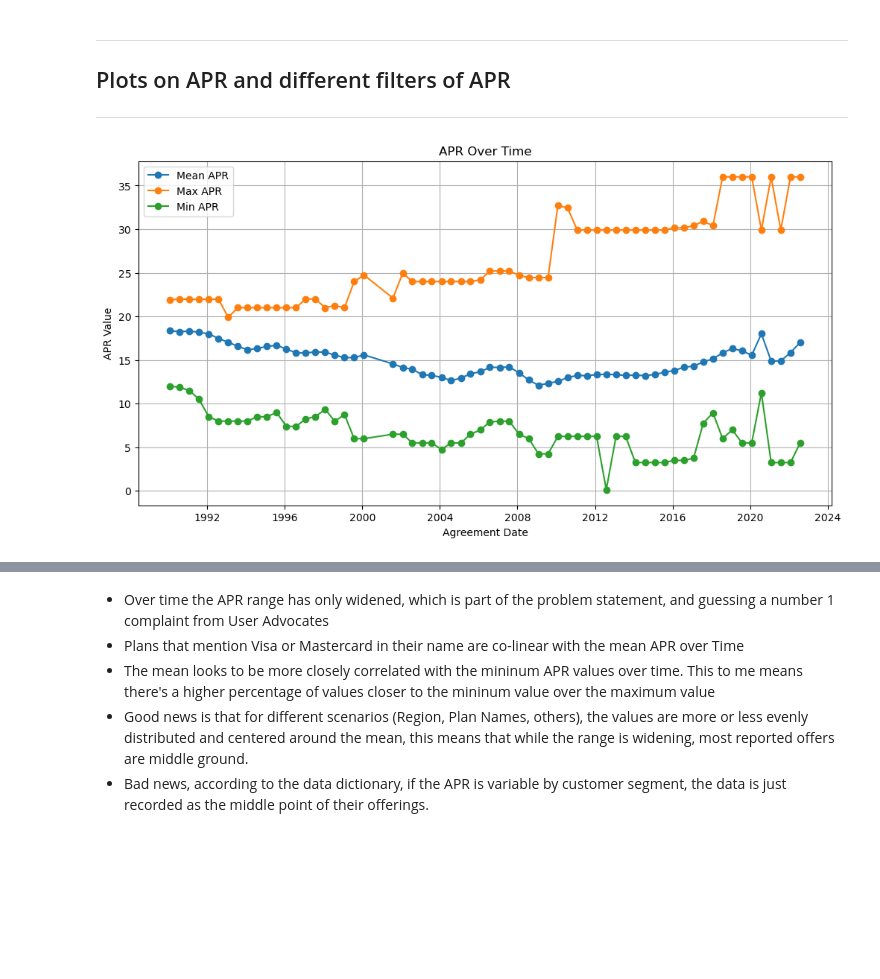
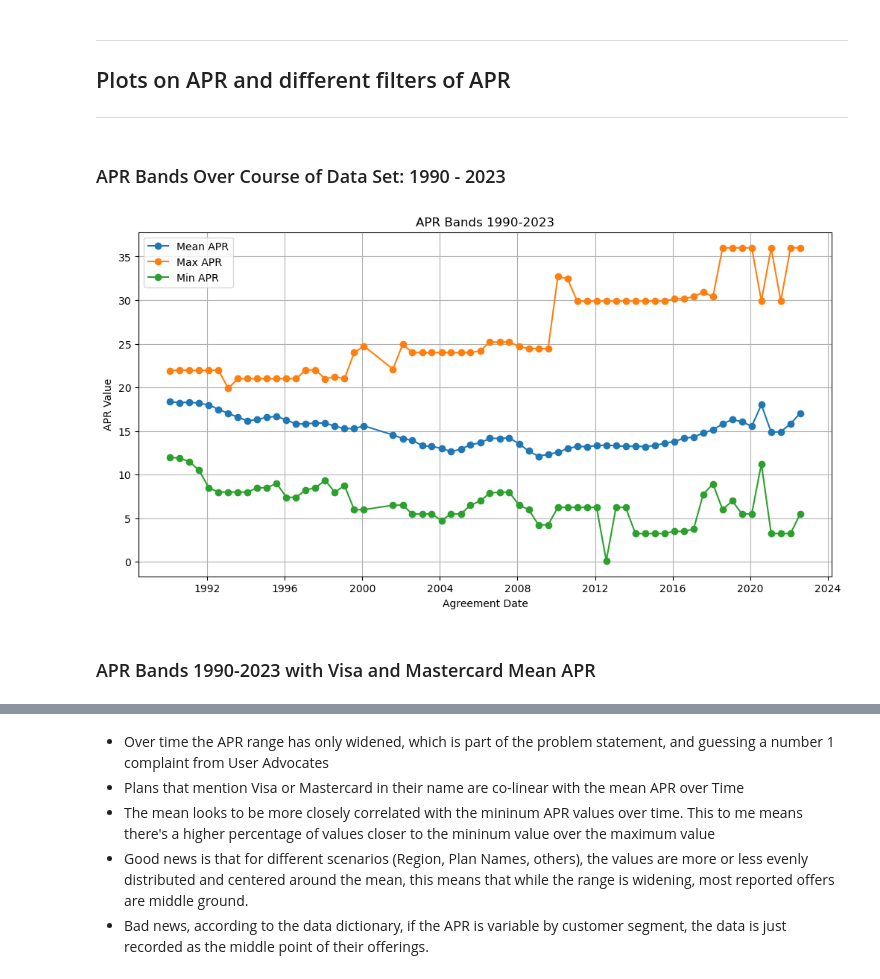
Before and after one commit to DanielGroneberg/TOP_project, a Jupyter notebook: code/CFPB_Data.ipynb, the cells around one changed output, grey strips where cells are left out. Cells and saved outputs as stored; diff of their text form; code cells hidden in the pictures; blank space fills up the shorter version.

```diff
--- a/code/CFPB_Data.ipynb
+++ b/code/CFPB_Data.ipynb
@@ -722,6 +727,8 @@ plt.show()  # Display the heatmap
 ---
 ## Plots on APR and different filters of APR
 ---
+# %% [markdown]
+### APR Bands Over Course of Data Set: 1990 - 2023
 # %%
 apr_mean_ot = tccp.groupby(tccp['Agreement_Date'].dt.date)['APR'].mean()
 apr_max_ot = tccp.groupby(tccp['Agreement_Date'].dt.date)['APR'].max()
@@ -729,17 +736,19 @@ apr_min_ot = tccp.groupby(tccp['Agreement_Date'].dt.date)['APR'].min()
 # %%
 plt.figure(figsize=(12, 6))
 apr_mean_ot.plot(kind="line",marker="o", linestyle="-", label="Mean APR")
 apr_max_ot.plot(kind="line",marker="o", linestyle="-", label="Max APR")
 apr_min_ot.plot(kind="line",marker="o", linestyle="-", label="Min APR")
 plt.cm.viridis
-plt.title("APR Over Time")
+plt.title("APR Bands 1990-2023")
 plt.xlabel("Agreement Date")
 plt.ylabel("APR Value")
 plt.grid(True)
 plt.legend()
 plt.show()
 # %% [output]
-[figure, old version]
+[figure, new version]
+# %% [markdown]
+### APR Bands 1990-2023 with Visa and Mastercard Mean APR
 # %%
 # Define regex patterns for variations of Mastercard and Visa
 mastercard_pattern = re.compile(r'.*Mastercard.*', flags=re.IGNORECASE)
```
Also changed, not shown: parts of 22 cells of this notebook.
